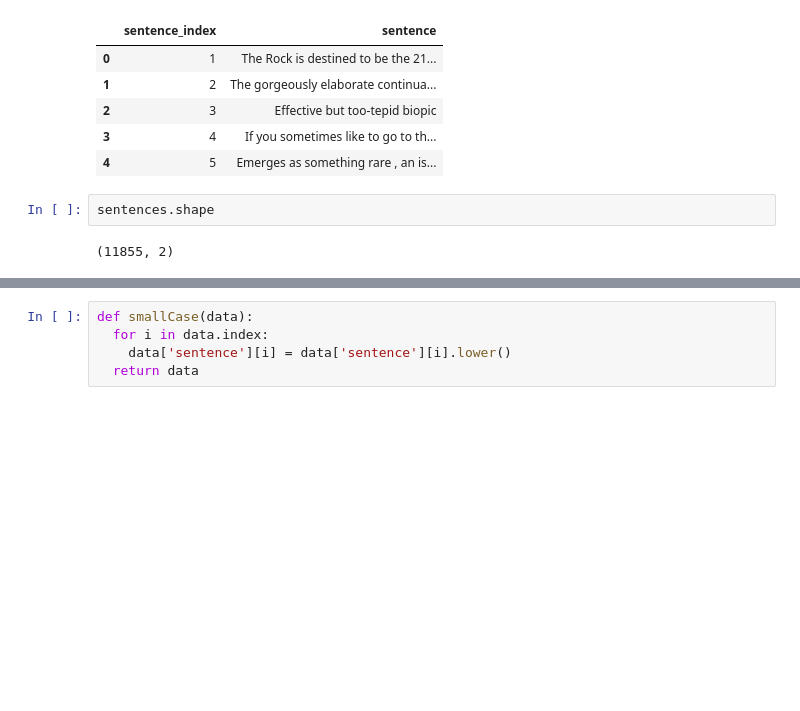
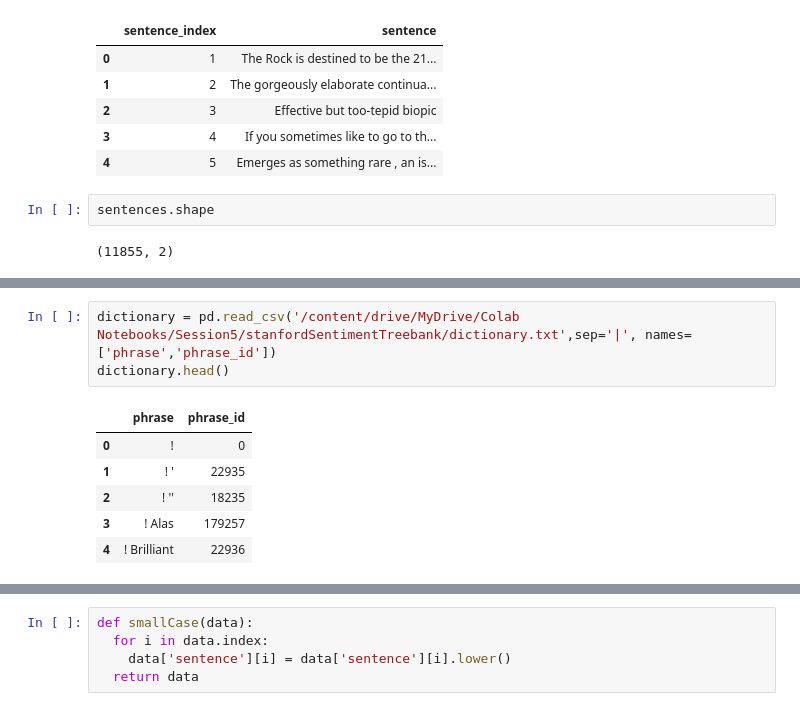
Before and after one commit to sunny9sinha/TSAI_Session_7, a Jupyter notebook: Session7_Assignment_1.ipynb, the cells around one changed output, grey strips where cells are left out. Cells and saved outputs as stored; diff of their text form; blank space fills up the shorter version.

```diff
--- a/Session7_Assignment_1.ipynb
+++ b/Session7_Assignment_1.ipynb
@@ -102,3 +103,13 @@ sentiment.describe()
 | 50% | 119615.500000 | 3.000000 |
 | 75% | 179423.250000 | 4.000000 |
 | max | 239231.000000 | 5.000000 |
+# %%
+dictionary = pd.read_csv('/content/drive/MyDrive/Colab Notebooks/Session5/stanfordSentimentTreebank/dictionary.txt',sep='|', names=['phrase','phrase_id'])
+dictionary.head()
+# %% [output]
+|  | phrase | phrase_id |
+| 0 | ! | 0 |
+| 1 | ! ' | 22935 |
+| 2 | ! '' | 18235 |
+| 3 | ! Alas | 179257 |
+| 4 | ! Brilliant | 22936 |
```
Also changed, not shown: parts of 21 cells of this notebook.
